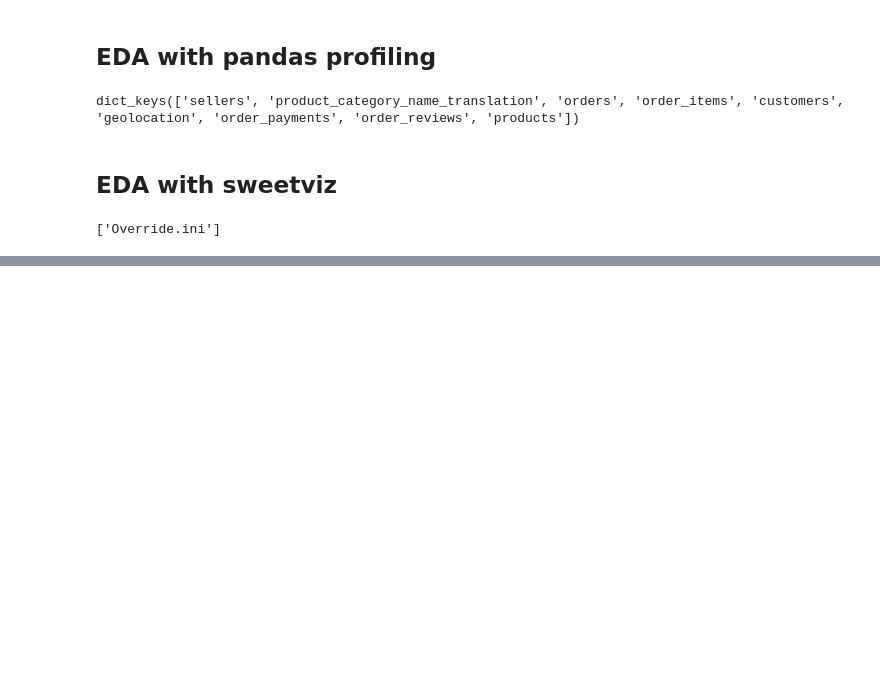
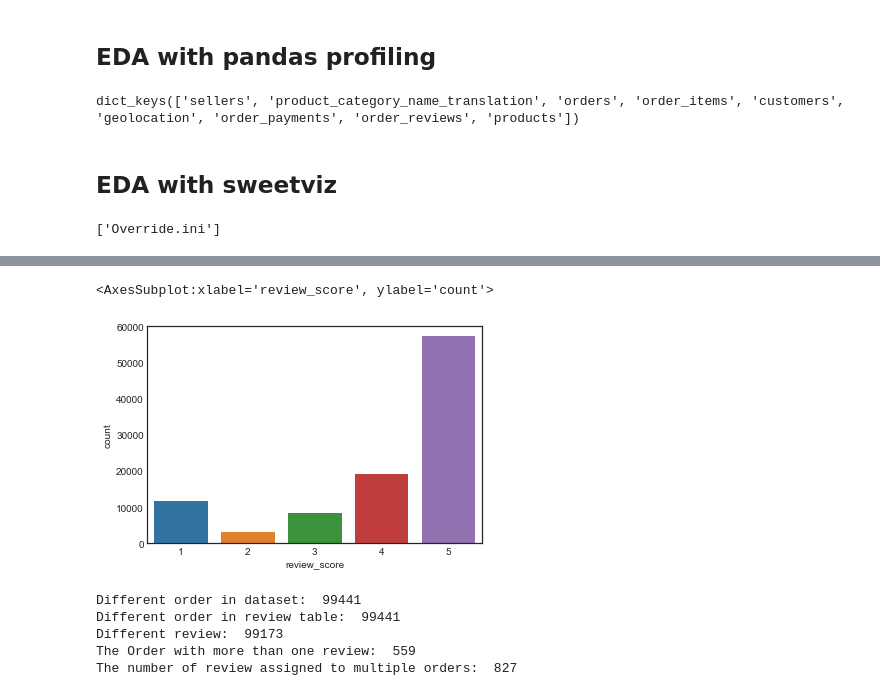
Before and after one commit to modiem/DataScience, a Jupyter notebook: eCommerceProject/01-data_preparation.ipynb, the cells around one changed output, grey strips where cells are left out. Cells and saved outputs as stored; diff of their text form; code cells hidden in the pictures; blank space fills up the shorter version.

```diff
--- a/eCommerceProject/01-data_preparation.ipynb
+++ b/eCommerceProject/01-data_preparation.ipynb
@@ -101,0 +106,10 @@ for d in datasets_to_profile:
+# %%
+#load modules
+%matplotlib inline
+import pandas as pd
+import numpy as np
+import os
+import matplotlib.pyplot as plt
+import seaborn as sns
+import plotly.express as px
+plt.style.use('seaborn-white')
@@ -101,0 +125,7 @@ for d in datasets_to_profile:
+# %%
+reviews = data['order_reviews'].copy()
+orders = data['orders'].copy()
+
+print(reviews.info())
+print("===" * 20)
+print(reviews['review_score'].value_counts())
@@ -101,0 +150,19 @@ for d in datasets_to_profile:
+# %%
+sns.countplot(x = reviews['review_score'])
+# %% [output]
+<AxesSubplot:xlabel='review_score', ylabel='count'>
+[figure, added]
+# %%
+print("Different order in dataset: ", orders['order_id'].nunique())
+print("Different order in review table: ", reviews['order_id'].nunique())
+print("Different review: ", reviews['review_id'].nunique())
+
+print("The Order with more than one review: ", sum(reviews['order_id'].duplicated()))
+
+print("The number of review assigned to multiple orders: ", sum(reviews['review_id'].duplicated()))
+# %% [output]
+Different order in dataset:  99441
+Different order in review table:  99441
+Different review:  99173
+The Order with more than one review:  559
+The number of review assigned to multiple orders:  827
```
Also changed, not shown: parts of 35 cells of this notebook.
